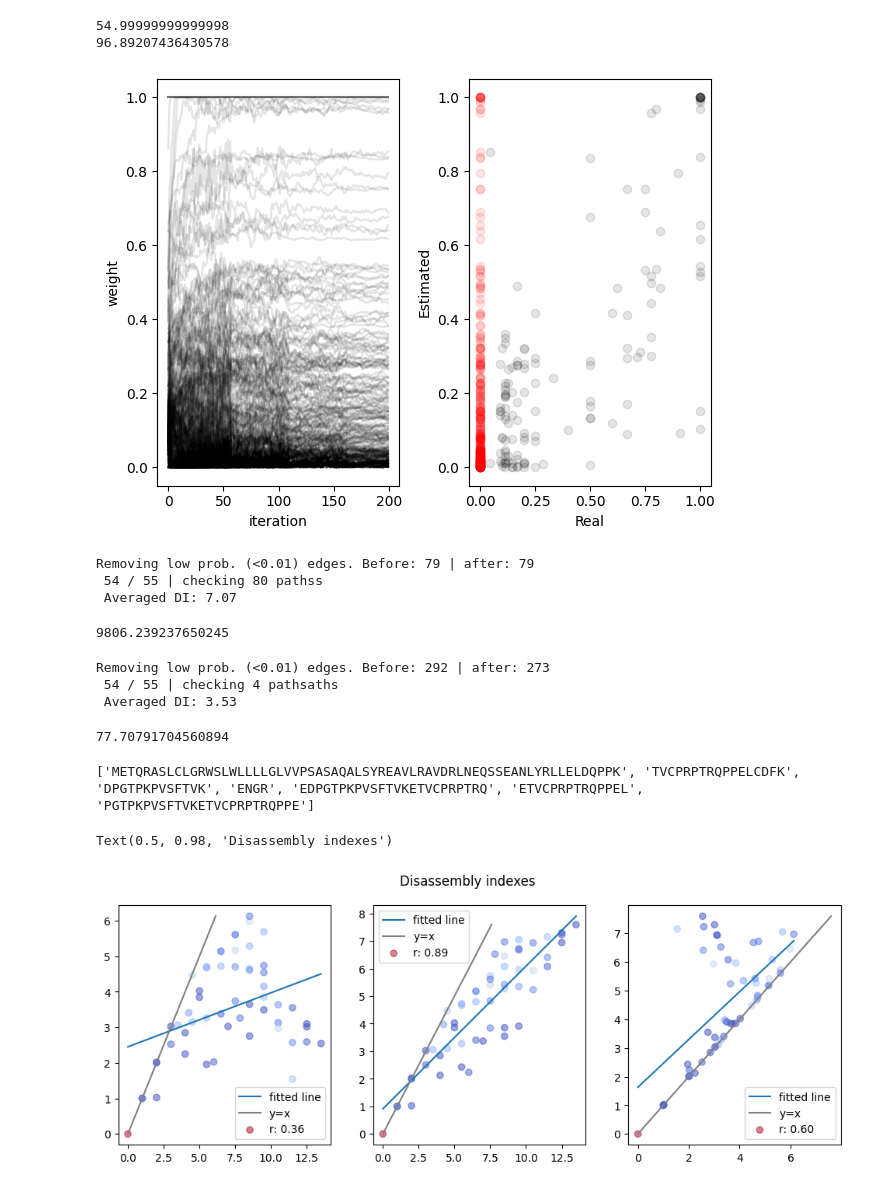
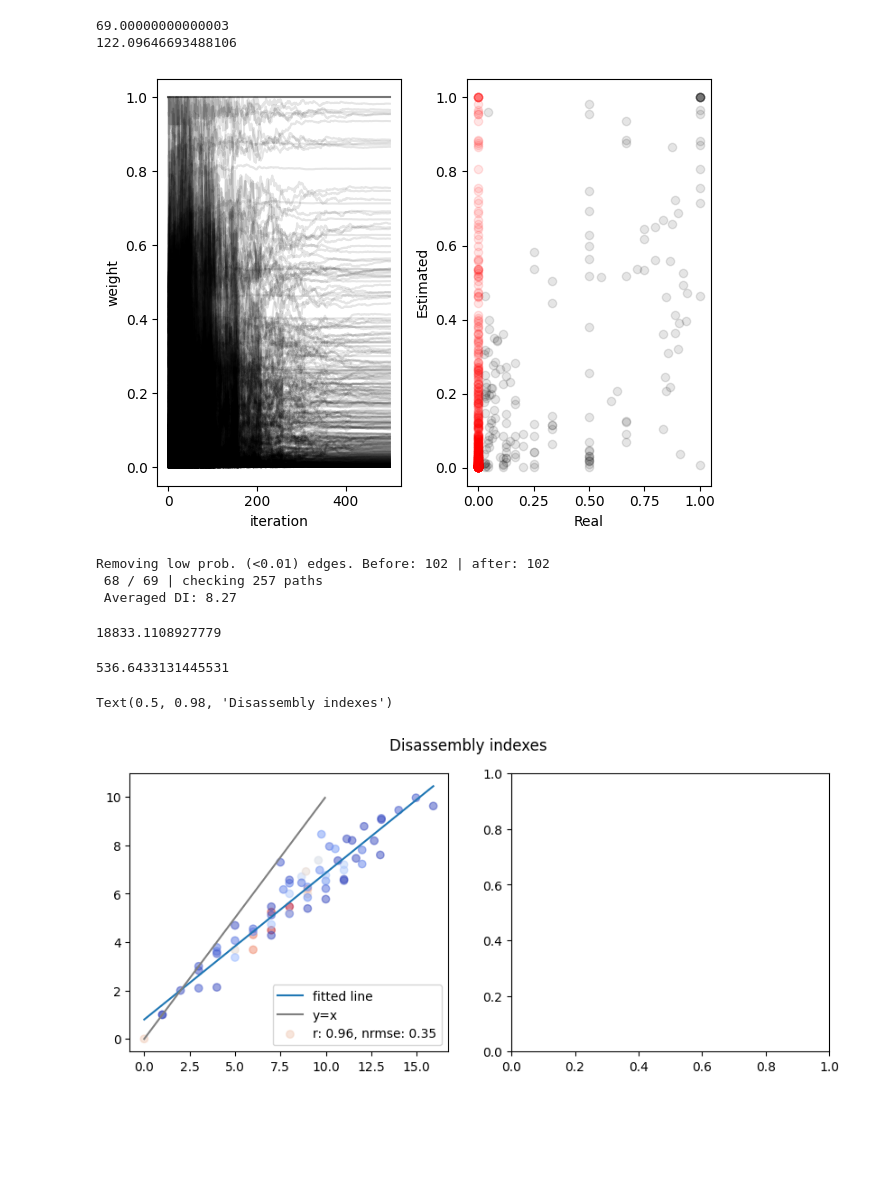
Before and after one commit to ErikHartman/disassembly, a Jupyter notebook: src/weight_estimation.ipynb, the cells around one changed output. Saved outputs shown, nothing was run; the diff lists cells and outputs as text; code cells hidden in the pictures; blank space fills up the shorter version.

```diff
--- a/src/weight_estimation.ipynb
+++ b/src/weight_estimation.ipynb
@@ -17,8 +17,8 @@ enzymes = enzyme_set(
 P, sequence_graph = simulate_proteolysis(
     pr39,
     n_start=20,
-    n_generate=200,
-    endo_or_exo_probability=[0.5, 0.5],
+    n_generate=500,
+    endo_or_exo_probability=[0.1, 0.9],
     enzymes=enzymes,
 )
 # %% [output]
@@ -30,9 +30,9 @@ from disassembly.estimate_weights import estimate_weights
 G, kls, generated, weights = estimate_weights(
     P=P,
     meta_enzyme=enzymes.meta_enzyme,
-    exo_mult_factor=1,
+    exo_mult_factor=10,
     lr=2,
-    n_iterations=200,
+    n_iterations=500,
     N_T=200,
     alpha=0.05,
 )
@@ -93,8 +106,8 @@ for node in sequence_graph.nodes():
 print(sum([r for r, _ in real_vs_estimated_weights if str(r) != "nan"]))
 print(sum([e for _, e in real_vs_estimated_weights]))
 # %% [output]
-54.99999999999998
-96.89207436430578
+69.00000000000003
+122.09646693488106
 # %%
 fig, axs = plt.subplots(1, 2)
 axs[0].set_ylabel("weight")
@@ -110,7 +123,7 @@ axs[0].set_xlabel("iteration")
 plt.tight_layout()
 plt.show()
 # %% [output]
-[figure, old version]
+[figure, new version]
 # %%
 from disassembly.disassembly import get_disassembly_indexes
 from disassembly.disassembly import get_disassembly
@@ -118,59 +131,71 @@ from disassembly.disassembly import get_disassembly
 real_disassembly_indexes = get_disassembly_indexes(sequence_graph)
 get_disassembly(P, real_disassembly_indexes)
 # %% [output]
-Removing low prob. (<0.01) edges. Before: 79 | after: 79
- 54 / 55 | checking 80 pathss
- Averaged DI: 7.07
+Removing low prob. (<0.01) edges. Before: 102 | after: 102
+ 68 / 69 | checking 257 paths
+ Averaged DI: 8.27
-9806.239237650245
+18833.1108927779
 # %%
-estimated_disassembly_indexes = get_disassembly_indexes(G, min_weight=0.01)
-get_disassembly(P, estimated_disassembly_indexes)
+# estimated_disassembly_indexes = get_disassembly_indexes(G, min_weight=0.01)
+# get_disassembly(P, estimated_disassembly_indexes)
-# %% [output]
-Removing low prob. (<0.01) edges. Before: 292 | after: 273
- 54 / 55 | checking 4 pathsaths
- Averaged DI: 3.53
-77.70791704560894
 # %%
 from disassembly.disassembly import get_disassembly_indexes_mc
 
-mc_di = get_disassembly_indexes_mc(G, 10000)
+mc_di = get_disassembly_indexes_mc(G, 200000)
+get_disassembly(P, mc_di)
 # %% [output]
-['METQRASLCLGRWSLWLLLLGLVVPSASAQALSYREAVLRAVDRLNEQSSEANLYRLLELDQPPK', 'TVCPRPTRQPPELCDFK', 'DPGTPKPVSFTVK', 'ENGR', 'EDPGTPKPVSFTVKETVCPRPTRQ', 'ETVCPRPTRQPPEL', 'PGTPKPVSFTVKETVCPRPTRQPPE']
+536.6433131445531
 # %%
 from scipy.stats import linregress
 import numpy as np
 
-fig, axs = plt.subplots(1,3, figsize=(12,4))
+# fig, axs = plt.subplots(1,3, figsize=(12,4))
+fig, axs = plt.subplots(1, 2, figsize=(10, 4))
 trues = []
 ys_e = []
 ys_mc = []
 c = []
+
+
+def get_nrmse(true, observed):
+    true = np.array(true)
+    observed = np.array(observed)
+    rmse = np.sqrt(np.mean((true - observed)**2))
+    nrmse = rmse / np.mean(true)
+    return nrmse
+
+
 for key in P.keys():
     if str(np.mean(mc_di[key])) == "nan":
         print(key)
         continue
     trues.append((real_disassembly_indexes[key]))
-    ys_e.append((estimated_disassembly_indexes[key]))
-    ys_mc.append(np.mean(mc_di[key]))
-
+    # ys_e.append((estimated_disassembly_indexes[key]))
+    ys_mc.append(mc_di[key])
     c.append(P[key])
 a = 0
-for xs, ys in [(trues, ys_e), (trues, ys_mc), (ys_e, ys_mc)]:
+# for xs, ys in [(trues, ys_e), (trues, ys_mc), (ys_e, ys_mc)]:
+for xs, ys in [(trues, ys_mc)]:
     regress = linregress(xs, ys)
+    nrmse = get_nrmse(xs, ys)
     axs[a].plot(
         np.linspace(0, max(xs)),
         regress.intercept + np.linspace(0, max(xs)) * regress.slope,
         label="fitted line",
     )
-    axs[a].plot(np.linspace(0, max(ys)), np.linspace(0, max(ys)), color="gray", label="y=x")
-    axs[a].scatter(xs, ys, label=f"r: {regress.rvalue:.2f}", c=c, cmap="coolwarm", alpha=0.5)
+    axs[a].plot(
+        np.linspace(0, max(ys)), np.linspace(0, max(ys)), color="gray", label="y=x"
+    )
+    axs[a].scatter(
+        xs, ys, label=f"r: {regress.rvalue:.2f}, nrmse: {nrmse:.2f}", c=c, cmap="coolwarm", alpha=0.5
+    )
     axs[a].legend()
-    a+=1
+    a += 1
 
 plt.suptitle("Disassembly indexes")
 # %% [output]
 Text(0.5, 0.98, 'Disassembly indexes')
-[figure, old version]
+[figure, new version]
 # %%
 import networkx as nx
 import pandas as pd
```
Also changed, not shown: parts of 3 cells of this notebook, 7 other files.
